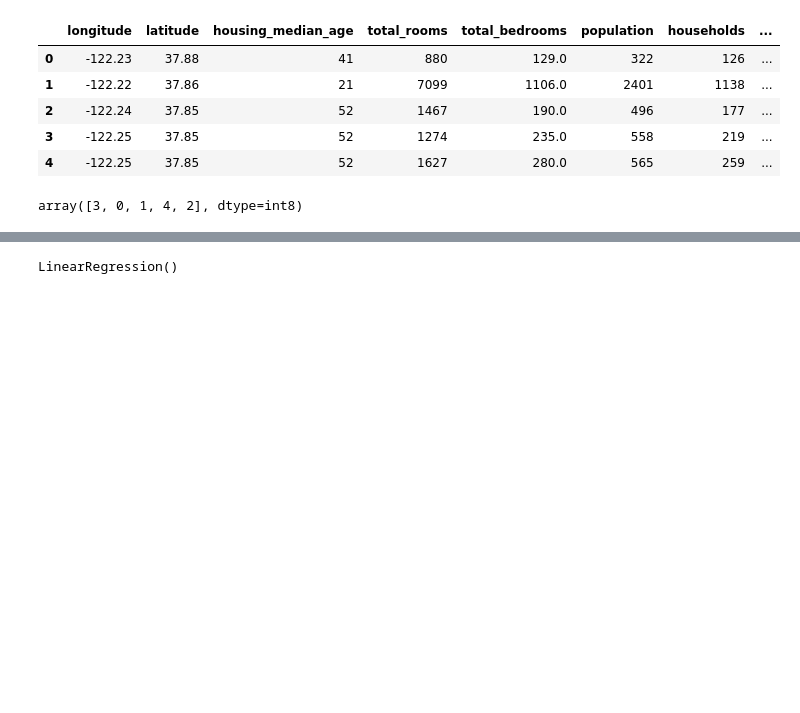
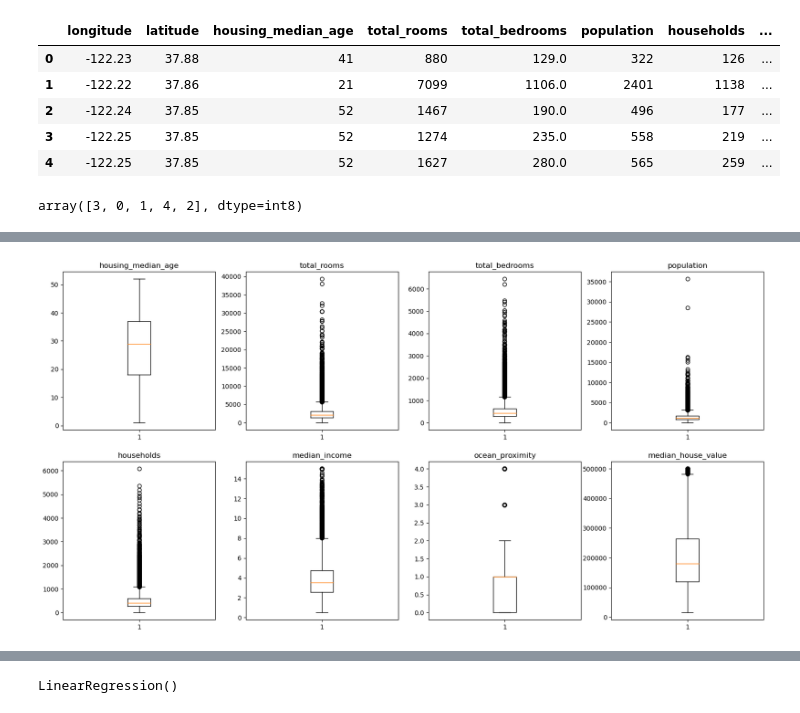
Before and after one commit to djalmarodriguess/Machine_Learning_Curse_SimpliLearn, a Jupyter notebook: Practice Project l.ipynb, the cells around one changed output, grey strips where cells are left out. Saved outputs shown, nothing was run; the diff lists cells and outputs as text; code cells hidden in the pictures; blank space fills up the shorter version.

```diff
--- a/Practice Project l.ipynb
+++ b/Practice Project l.ipynb
@@ -157,0 +172,11 @@ sns.heatmap(df.corr(), annot=True, cmap='coolwarm')
+# %%
+# Create a box plot for each feature
+fig, axs = plt.subplots(ncols=4, nrows=2, figsize=(20, 10))
+axs = axs.flatten()
+for i, col in enumerate(data.columns):
+    axs[i].boxplot(data[col])
+    axs[i].set_title(col)
+
+plt.show()
+# %% [output]
+[figure, added]
```
Also changed, not shown: parts of 36 cells of this notebook.
